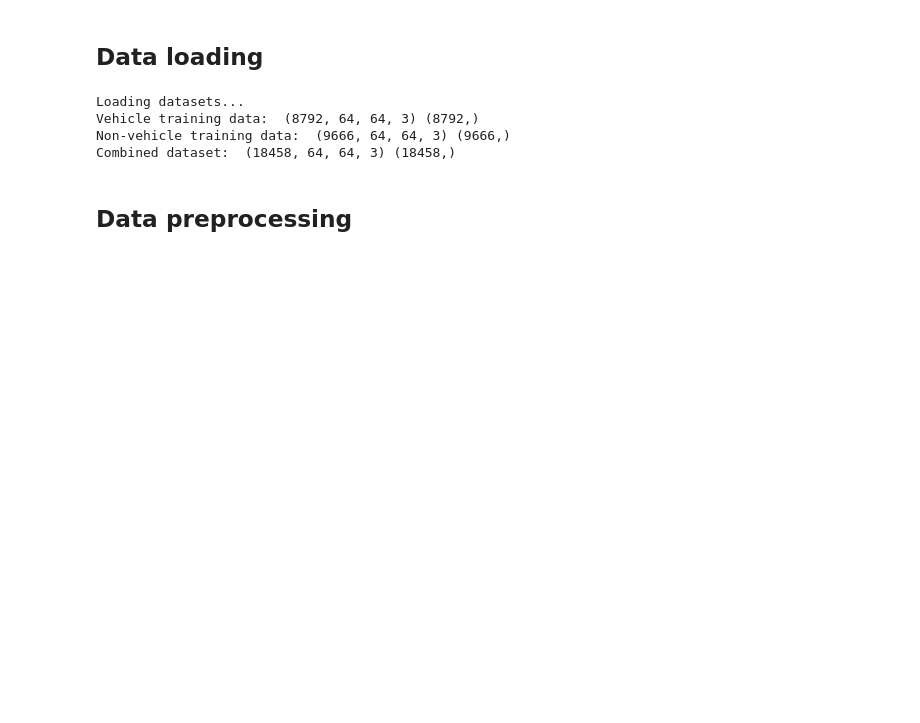
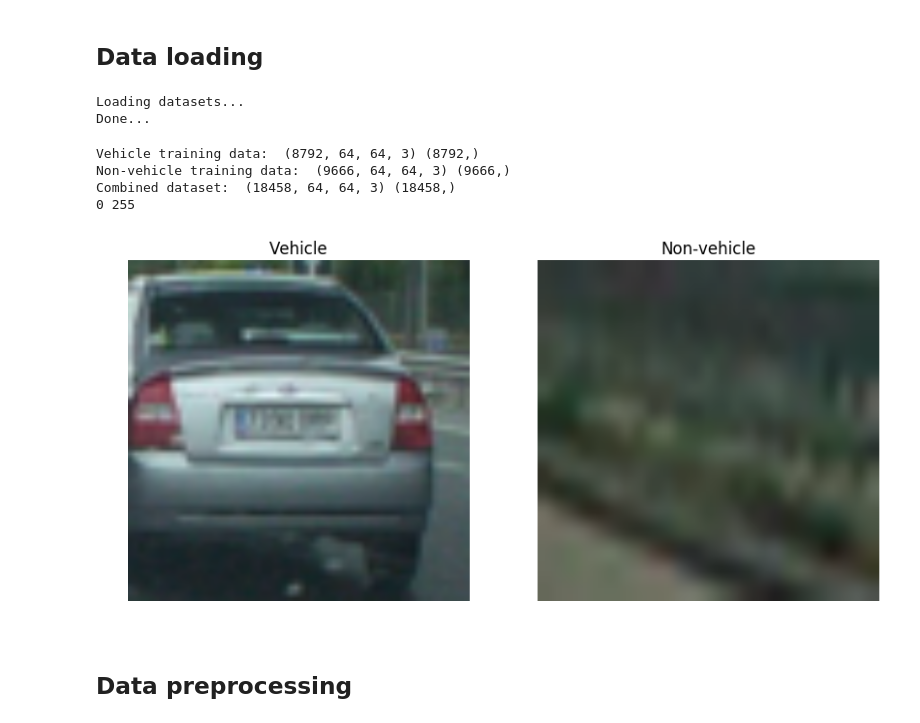
Before and after one commit to carlosgalvezp/Udacity-Self-Driving-Car-Nanodegree, a Jupyter notebook: term1/projects/p5-vehicle-detection/p5-vehicle-detection.ipynb, the cells around one changed output. Cells and saved outputs as stored; diff of their text form; code cells hidden in the pictures; blank space fills up the shorter version.

```diff
--- a/term1/projects/p5-vehicle-detection/p5-vehicle-detection.ipynb
+++ b/term1/projects/p5-vehicle-detection/p5-vehicle-detection.ipynb
@@ -79,13 +80,13 @@ def load_dataset(class_base_folder, class_id):
 
     # Declare output arrays
     n_img = len(f_names)
-    X = np.zeros((n_img,) + get_img_shape())
-    y = np.zeros((n_img,))
+    X = np.zeros((n_img,) + get_img_shape(), dtype = np.uint8)
+    y = np.zeros((n_img,), dtype = int)
 
     # Read images and store them in memory
     for i in range(n_img):
         # Note: the input image is PNG, therefore a float32 array between 0.0 and 1.0
-        X[i] = mpimg.imread(f_names[i])
+        X[i] = scipy.misc.imread(f_names[i])
         y[i] = class_id
 
     return X, y
@@ -93,18 +94,34 @@ def load_dataset(class_base_folder, class_id):
 print('Loading datasets...')
 X_v, y_v = load_dataset('vehicles', 1)
 X_nv, y_nv = load_dataset('non-vehicles', 0)
-
-print('Vehicle training data: ', X_v.shape, y_v.shape)
-print('Non-vehicle training data: ', X_nv.shape, y_nv.shape)
-
-X = np.concatenate((X_v, X_nv))
-y = np.concatenate((y_v, y_nv))
-
-print('Combined dataset: ', X.shape, y.shape)
+print('Done...')
 # %% [output]
 Loading datasets...
-Vehicle training data:  (8792, 64, 64, 3) (8792,)
-Non-vehicle training data:  (9666, 64, 64, 3) (9666,)
-Combined dataset:  (18458, 64, 64, 3) (18458,)
+Done...
+# %%
+print('Vehicle training data: ', X_v.shape, y_v.shape)
+print('Non-vehicle training data: ', X_nv.shape, y_nv.shape)
+
+X = np.concatenate((X_v, X_nv))
+y = np.concatenate((y_v, y_nv))
+
+print('Combined dataset: ', X.shape, y.shape)
+print(np.amin(X), np.amax(X))
+# %% [output]
+Vehicle training data:  (8792, 64, 64, 3) (8792,)
+Non-vehicle training data:  (9666, 64, 64, 3) (9666,)
+Combined dataset:  (18458, 64, 64, 3) (18458,)
+0 255
+# %%
+plt.subplot(1,2,1);
+plt.imshow(X_v[0]);
+plt.title('Vehicle');
+plt.axis('off');
+plt.subplot(1,2,2);
+plt.imshow(X_nv[0]);
+plt.title('Non-vehicle');
+plt.axis('off');
+# %% [output]
+[figure, added]
 # %% [markdown]
 ## Data preprocessing
```
Also changed, not shown: parts of 2 cells of this notebook, 1 other file.
